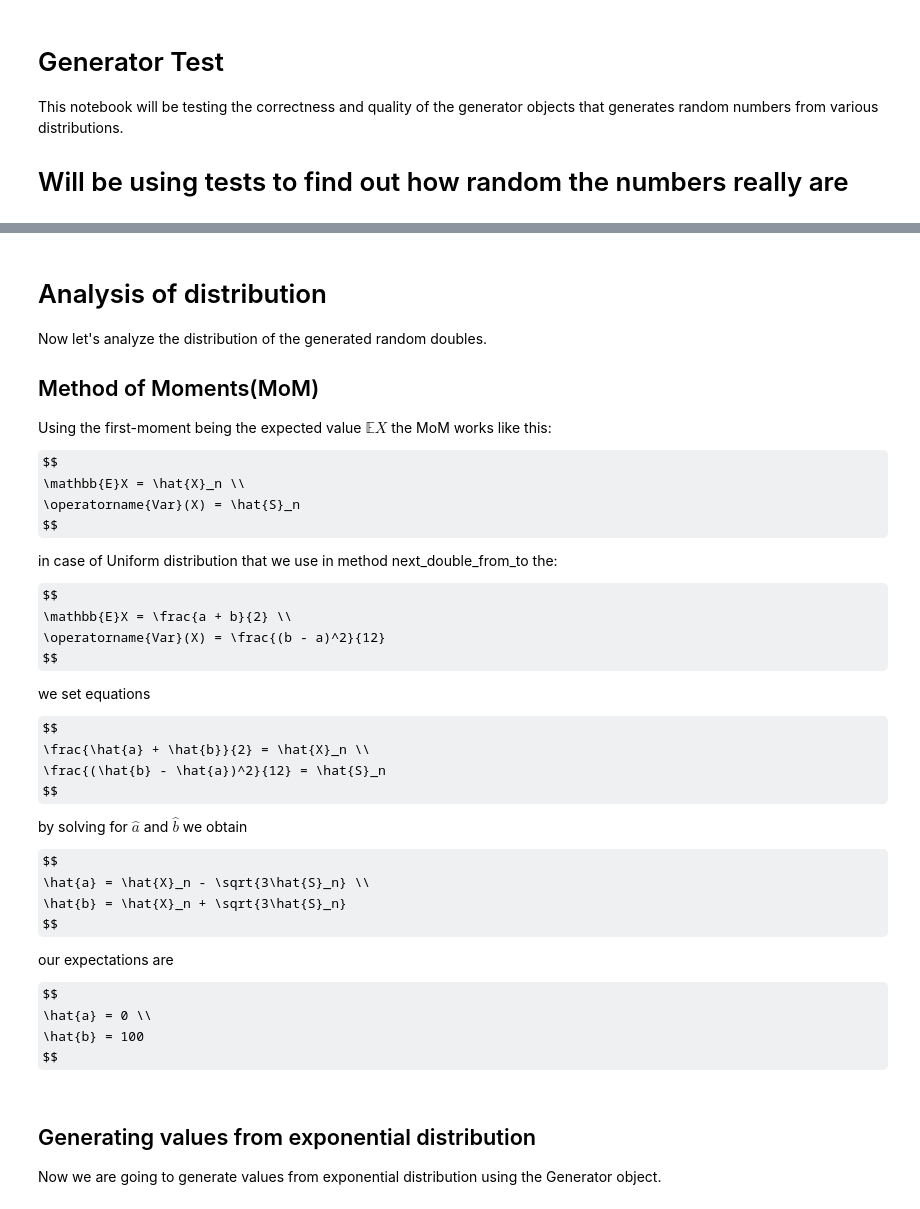
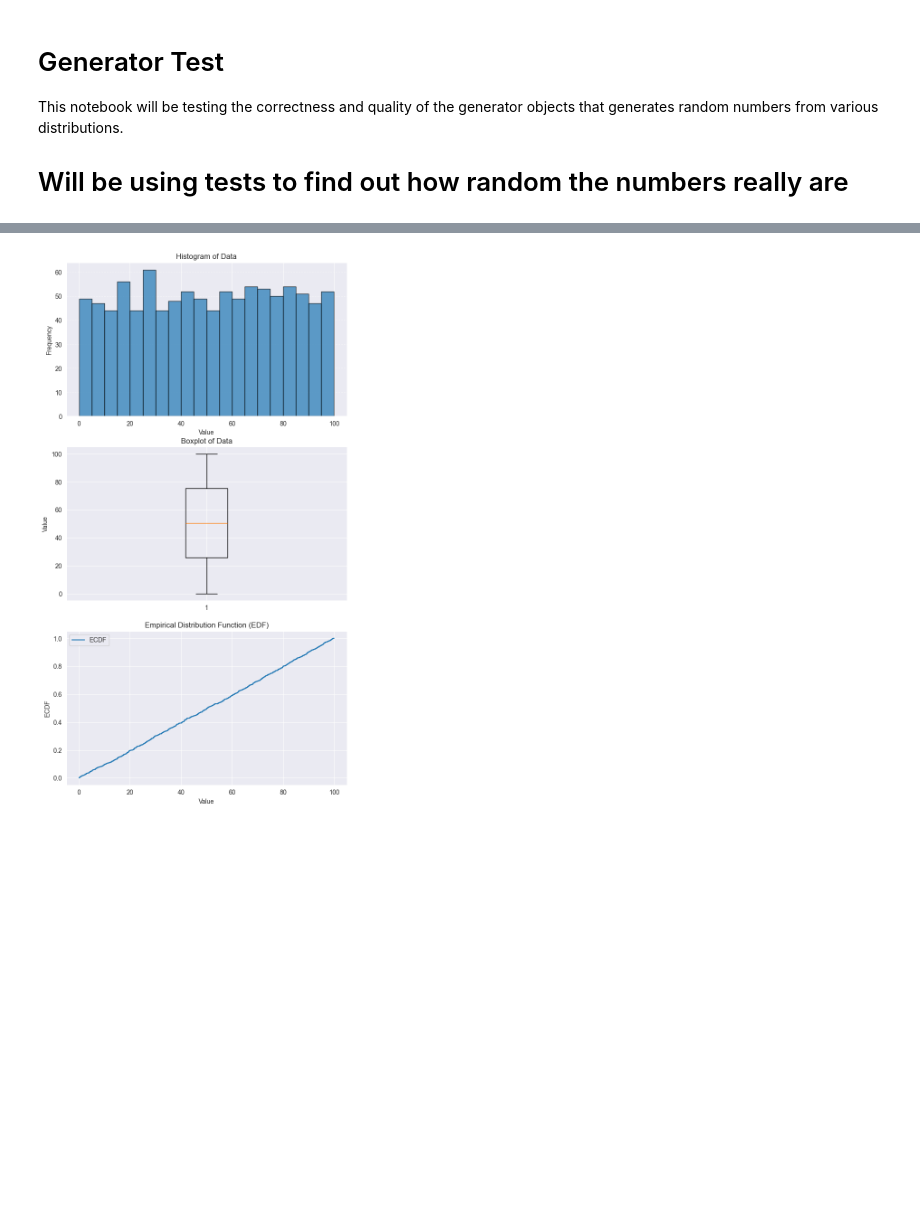
Before and after one commit to jakubjanak2004/probability-and-stats, a Jupyter notebook: generator_analysis.ipynb, the cells around one changed output, grey strips where cells are left out. Cells and saved outputs as stored; diff of their text form; code cells hidden in the pictures; some formulas as TeX source; blank space fills up the shorter version.

Commit message:
more generators added and refactored the code

```diff
--- a/generator_analysis.ipynb
+++ b/generator_analysis.ipynb
@@ -25,43 +28,4 @@ generate_graphs_for_data(random_doubles)
 # %%
-generate_graphs_for_data(random_doubles_big_numbers)
+generate_graphs_for_data(random_doubles_mt)
+# %% [output]
+[figure, added]
-# %% [markdown]
-# Analysis of distribution
-
-Now let's analyze the distribution of the generated random doubles.
-
-## Method of Moments(MoM)
-
-Using the first-moment being the expected value $\mathbb{E}X$ the MoM works like this:
-
-$$
-\mathbb{E}X = \hat{X}_n \\
-\operatorname{Var}(X) = \hat{S}_n
-$$
-
-in case of Uniform distribution that we use in method next_double_from_to the:
-
-$$
-\mathbb{E}X = \frac{a + b}{2} \\
-\operatorname{Var}(X) = \frac{(b - a)^2}{12}
-$$
-
-we set equations
-
-$$
-\frac{\hat{a} + \hat{b}}{2} = \hat{X}_n \\
-\frac{(\hat{b} - \hat{a})^2}{12} = \hat{S}_n
-$$
-
-by solving for $\hat{a}$ and $\hat{b}$ we obtain
-
-$$
-\hat{a} = \hat{X}_n - \sqrt{3\hat{S}_n} \\
-\hat{b} = \hat{X}_n + \sqrt{3\hat{S}_n}
-$$
-
-our expectations are
-
-$$
-\hat{a} = 0 \\
-\hat{b} = 100
-$$
@@ -85,4 +31,0 @@ print('b_hat =', b_hat2)
-# %% [markdown]
-## Generating values from exponential distribution
-
-Now we are going to generate values from exponential distribution using the Generator object.
```
Also changed, not shown: parts of 14 cells of this notebook, 5 other files.
